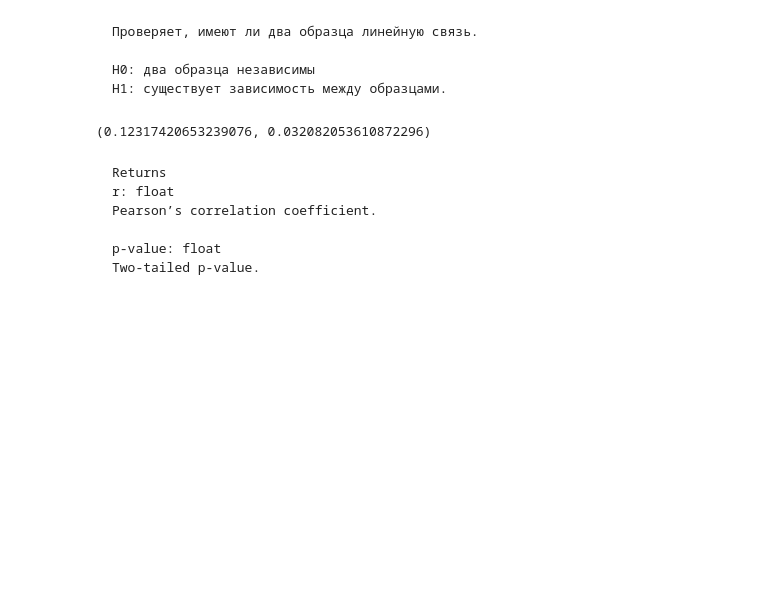
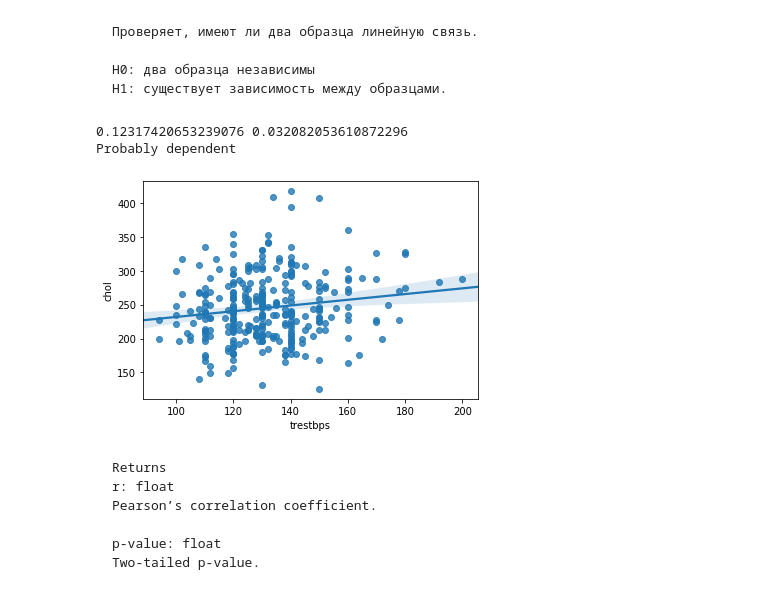
Before and after one commit to musyma/Netology-statistics, a Jupyter notebook: lecture-5.ipynb, the cells around one changed output. Saved outputs shown, nothing was run; the diff lists cells and outputs as text; code cells hidden in the pictures; blank space fills up the shorter version.

````diff
--- a/lecture-5.ipynb
+++ b/lecture-5.ipynb
@@ -520,9 +534,22 @@ H1: существует зависимость между образцами.
 ```
 # %%
 from scipy.stats import pearsonr
-pearsonr(trestbps, chol)
+r, p = pearsonr(trestbps, chol)
+print(r, p)
+if p > 0.05:
+    print('Probably independent')
+else:
+    print('Probably dependent')
 # %% [output]
-(0.12317420653239076, 0.032082053610872296)
+0.12317420653239076 0.032082053610872296
+Probably dependent
+# %%
+sns.regplot(x= data.loc[data['chol']<500, 'trestbps'], y=data.loc[data['chol']<500, 'chol'],data=data, fit_reg=True)
+plt.xlabel('trestbps')
+plt.ylabel('chol')
+plt.show()
+# %% [output]
+[figure, added]
 # %% [markdown]
 ```
 Returns
````
Also changed, not shown: parts of 18 cells of this notebook, 1 other file.
